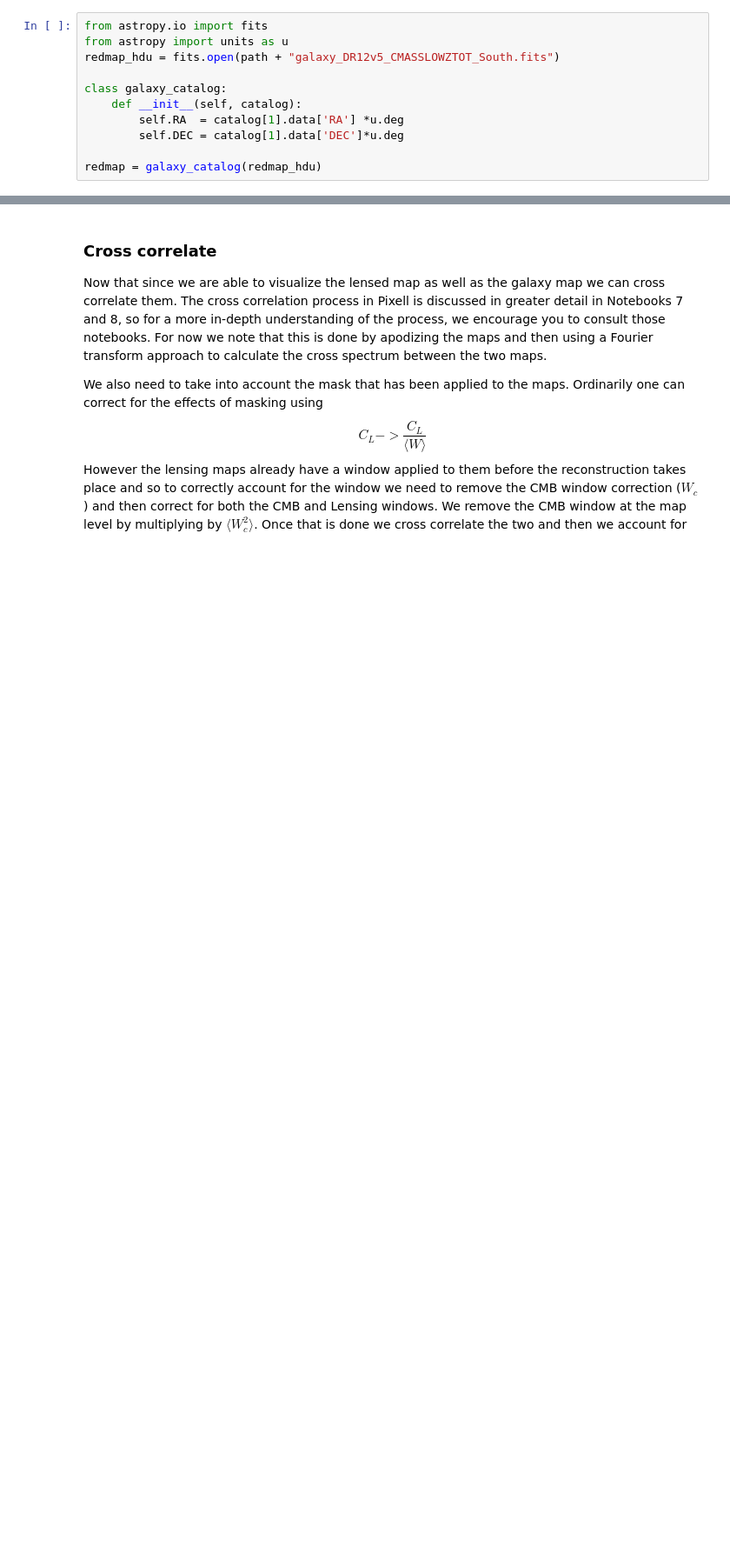
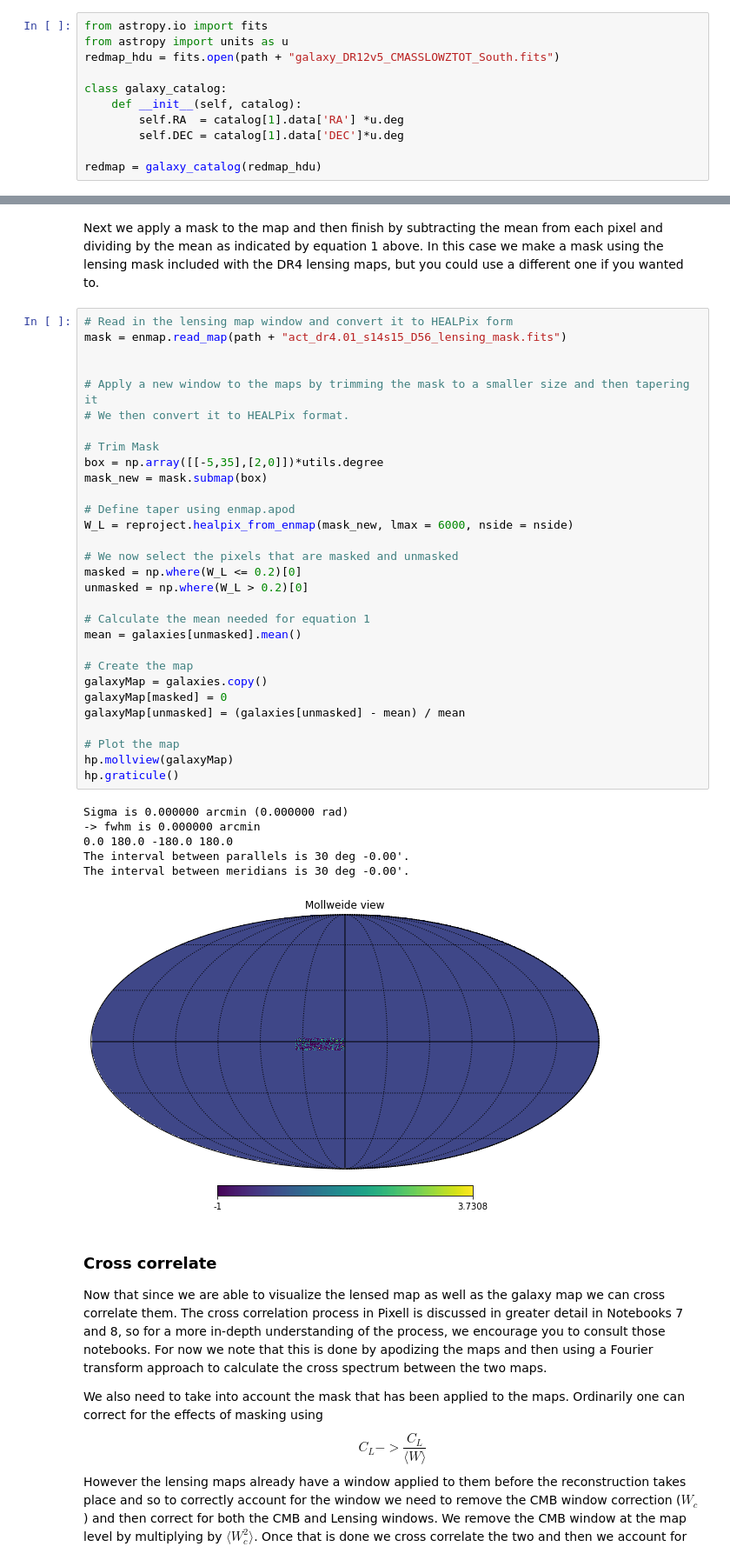
Before and after one commit to ACTCollaboration/DR4_DR5_Notebooks, a Jupyter notebook: Notebooks/Section_5_Lensing_maps.ipynb, the cells around one changed output, grey strips where cells are left out. Shown at 87% size. Drawn from its saved outputs; the diff is of its cells as text; blank space fills up the shorter version.

```diff
--- a/Notebooks/Section_5_Lensing_maps.ipynb
+++ b/Notebooks/Section_5_Lensing_maps.ipynb
@@ -157,3 +148,42 @@ The interval between meridians is 30 deg -0.00'.
+# %% [markdown]
+Next we apply a mask to the map and then finish by subtracting the mean from each pixel and dividing by the mean as indicated by equation 1 above. In this case we make a mask using the lensing mask included with the DR4 lensing maps, but you could use a different one if you wanted to.
+# %%
+# Read in the lensing map window and convert it to HEALPix form
+mask = enmap.read_map(path + "act_dr4.01_s14s15_D56_lensing_mask.fits")
+
+
+# Apply a new window to the maps by trimming the mask to a smaller size and then tapering it
+# We then convert it to HEALPix format.
+
+# Trim Mask
+box = np.array([[-5,35],[2,0]])*utils.degree
+mask_new = mask.submap(box)
+
+# Define taper using enmap.apod
+W_L = reproject.healpix_from_enmap(mask_new, lmax = 6000, nside = nside)
+
+# We now select the pixels that are masked and unmasked
+masked = np.where(W_L <= 0.2)[0]
+unmasked = np.where(W_L > 0.2)[0]
+
+# Calculate the mean needed for equation 1
+mean = galaxies[unmasked].mean()
+
+# Create the map
+galaxyMap = galaxies.copy()
+galaxyMap[masked] = 0
+galaxyMap[unmasked] = (galaxies[unmasked] - mean) / mean
+
+# Plot the map
+hp.mollview(galaxyMap)
+hp.graticule()
+# %% [output]
+Sigma is 0.000000 arcmin (0.000000 rad)
+-> fwhm is 0.000000 arcmin
+0.0 180.0 -180.0 180.0
+The interval between parallels is 30 deg -0.00'.
+The interval between meridians is 30 deg -0.00'.
+[figure, added]
 # %% [markdown]
 ### Cross correlate
 
```
Also changed, not shown: parts of 5 cells of this notebook.
